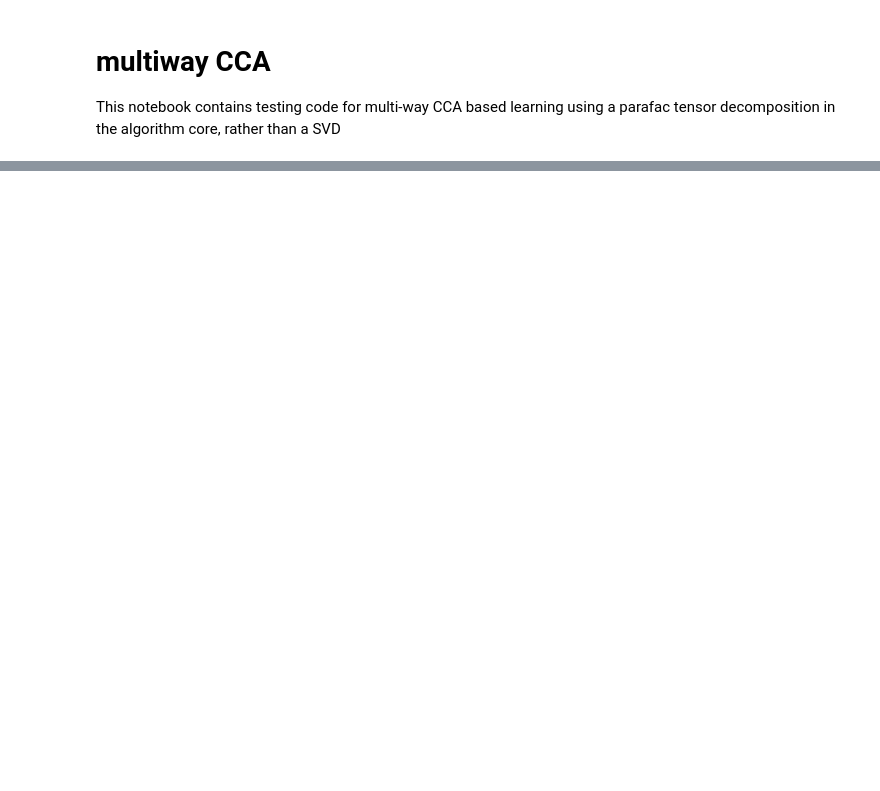
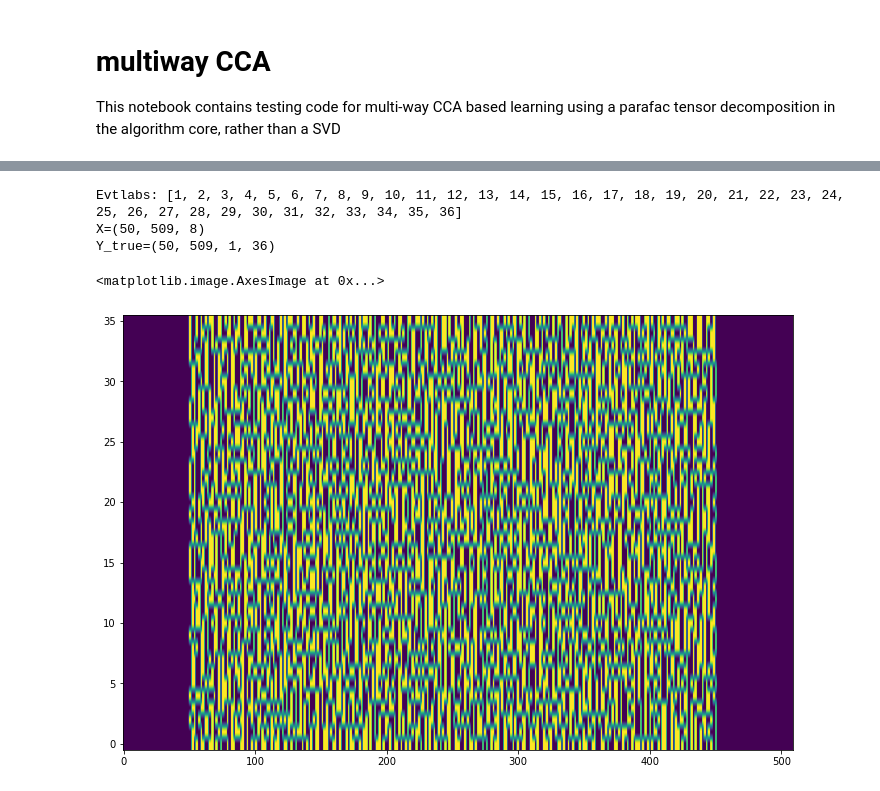
Before and after one commit to mindaffect/pymindaffectBCI, a Jupyter notebook: mindaffectBCI/decoder/MCCA.ipynb, the cells around one changed output, grey strips where cells are left out. Drawn from its saved outputs; the diff is of its cells as text; code cells hidden in the pictures; blank space fills up the shorter version.

```diff
--- a/mindaffectBCI/decoder/MCCA.ipynb
+++ b/mindaffectBCI/decoder/MCCA.ipynb
@@ -42,13 +94,20 @@ oY.shape
 # %%
 # get the true-label and convert to brain-response
 from stim2event import stim2event
 # map to event sequence, for rising/falling edges
-Y,evtlabs = stim2event(oY,evtypes=evttypes,axis=-2) # (tr,samp,nY,e)
+Ye,evtlabs = stim2event(Y,evtypes=evttypes,axis=-2) # (tr,samp,nY,e)
 print("Evtlabs: {}".format(evtlabs))
 # extract the true target to fit to, using horible slicing trick
-Y_true = Y[..., 0:1, :] #  (tr,samp,1,e)
-print("Y_true={}".format(Y_true.shape))
-plt.imshow(Y_true[0,:,0,:].T,aspect='auto',origin='normal')
+Ye_true = Ye[..., 0:1, :] #  (tr,samp,1,e)
+print("X={}".format(X.shape))
+print("Y_true={}".format(Ye_true.shape))
+plt.imshow(Ye_true[0,:,0,:].T,aspect='auto',origin='normal')
+# %% [output]
+Evtlabs: [1, 2, 3, 4, 5, 6, 7, 8, 9, 10, 11, 12, 13, 14, 15, 16, 17, 18, 19, 20, 21, 22, 23, 24, 25, 26, 27, 28, 29, 30, 31, 32, 33, 34, 35, 36]
+X=(50, 509, 8)
+Y_true=(50, 509, 1, 36)
+<matplotlib.image.AxesImage at 0x...>
+[figure, added]
 # %%
 # get the summary statistics
 from updateSummaryStatistics import updateSummaryStatistics, plot_summary_statistics
```
Also changed, not shown: parts of 22 cells of this notebook.
